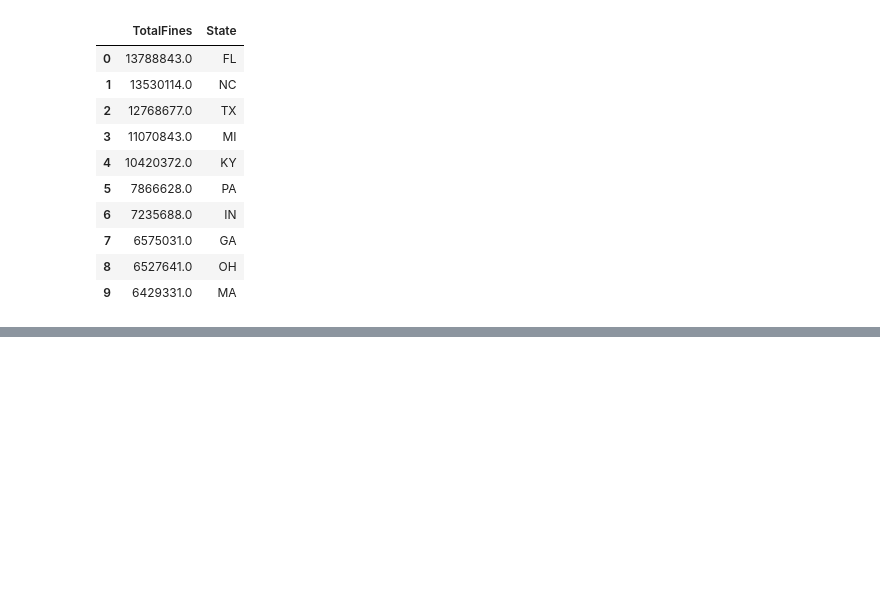
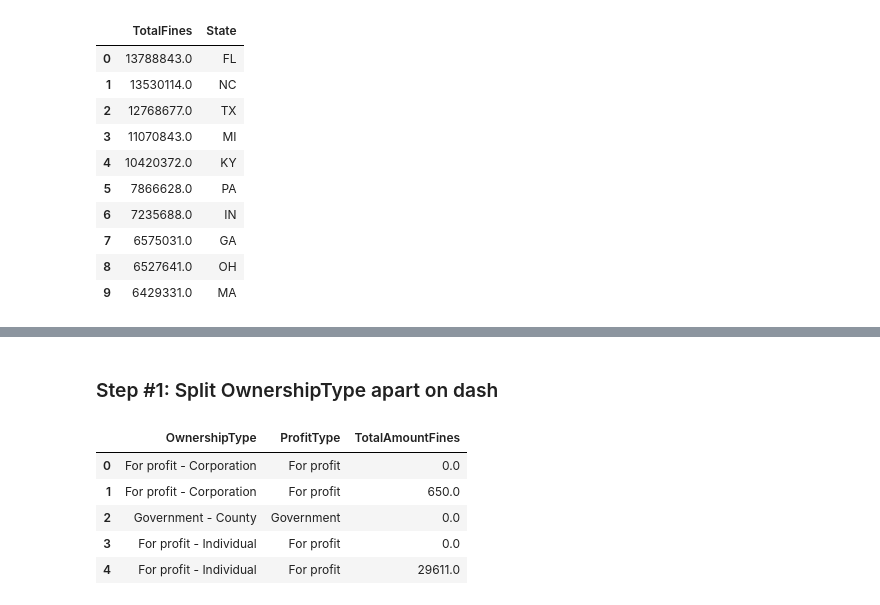
Before and after one commit to yardsale8/DSCI325, a Jupyter notebook: Module3_Part3_SQL.ipynb, the cells around one changed output, grey strips where cells are left out. Drawn from its saved outputs; the diff is of its cells as text; code cells hidden in the pictures; blank space fills up the shorter version.

```diff
--- a/Module3_Part3_SQL.ipynb
+++ b/Module3_Part3_SQL.ipynb
@@ -563,0 +589,25 @@ df.head(10)
+# %% [markdown]
+### Step #1: Split OwnershipType apart on dash
+# %%
+#Making a connection
+connect_db = sqlite3.connect("/content/sample_data/NursingHomes.db")
+
+#SQL Statement
+df = pd.read_sql_query("""
+                       SELECT OwnershipType, TRIM( SUBSTR(OwnershipType, 1, INSTR(OwnershipType,"-")-2) ) AS ProfitType, TotalAmountFines
+                       FROM Providers
+                       """
+                          , connect_db)
+
+#Closing the connection
+connect_db.close()
+
+#Using pandas to show output
+df.head()
+# %% [output]
+|  | OwnershipType | ProfitType | TotalAmountFines |
+| 0 | For profit - Corporation | For profit | 0.0 |
+| 1 | For profit - Corporation | For profit | 650.0 |
+| 2 | Government - County | Government | 0.0 |
+| 3 | For profit - Individual | For profit | 0.0 |
+| 4 | For profit - Individual | For profit | 29611.0 |
```
Also changed, not shown: parts of 29 cells of this notebook.
